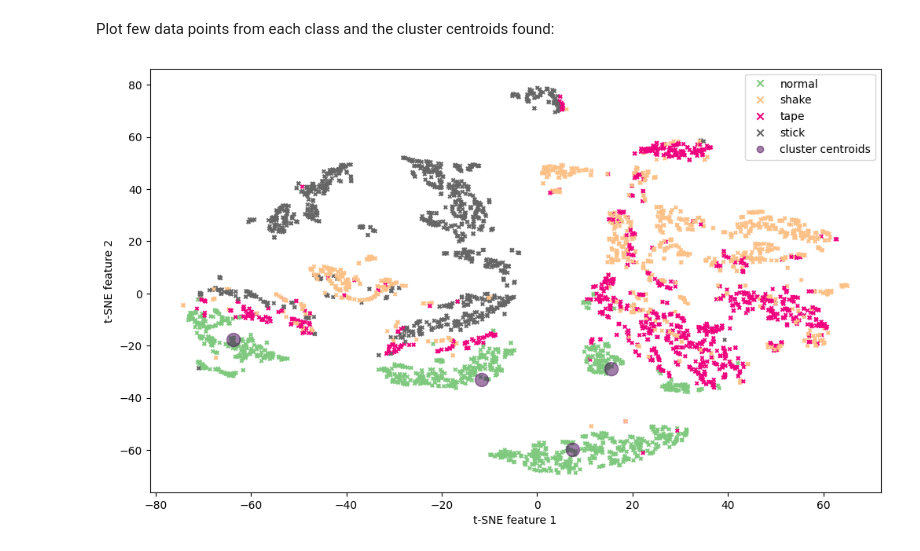
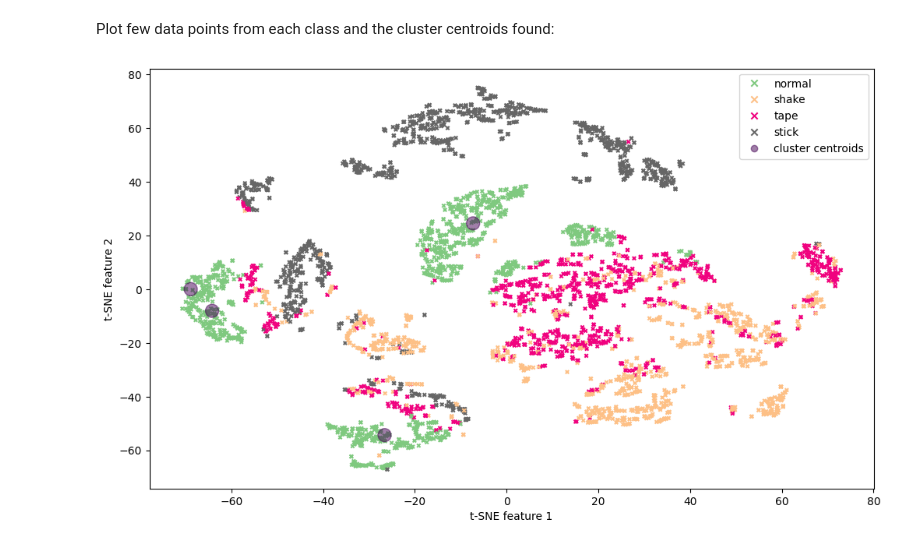
Before and after one commit to mizolotu/tiny_ml, a Jupyter notebook: fan_anomaly_detection.ipynb, the cells around one changed output. Drawn from its saved outputs; the diff is of its cells as text; code cells hidden in the pictures.

```diff
--- a/fan_anomaly_detection.ipynb
+++ b/fan_anomaly_detection.ipynb
@@ -117,9 +117,9 @@ n_anomalies = len(anomalies)
 input_dim = samples[normal_behavior].shape[1]
 num_labels = len(labels)
 
-inds = np.arange(dataset_file_offset, samples[normal_behavior].shape[0] - series_len, series_len)
-tr_va, remaining = np.split(inds, [int(len(inds))])
-tr, va = np.split(tr_va, [int(0.66 * len(tr_va))])
+inds = np.arange(dataset_file_offset, samples[normal_behavior].shape[0], 1)
+tr_va, remaining = np.split(inds, [int(0.6 * len(inds))])
+tr, va = np.split(tr_va, [int(0.7 * len(tr_va))])
 
 X_tr, Y_tr = [], []
 for i in tr:
@@ -179,11 +179,11 @@ C, W = None, None
 
 # the main clustering loop
 
-for i in range(nbatches):
+for i in range(0, ntr - batch_size, batch_size):
 
-    # sample a batch randomly
+    # take a batch
 
-    idx = np.random.randint(0, ntr, batch_size)
+    idx = np.arange(i, i + batch_size)
     B = E_tr[idx, :]
 
     # update min and max values
@@ -270,19 +270,19 @@ Plot few data points from each class and the cluster centroids found:
 # %%
 pp.style.use('default')
 pp.figure(figsize=(12, 7))
-scatter_points = pp.scatter(xy_all[:-num_labels, 0], xy_all[:-num_labels, 1], c = Y_te, s = 10, cmap = 'Accent', marker='x')
+scatter_points = pp.scatter(xy_all[:-nclusters_max, 0], xy_all[:-nclusters_max, 1], c = Y_te, s = 10, cmap = 'Accent', marker='x')
 pp.xlabel('t-SNE feature 1',fontsize=10)
 pp.ylabel('t-SNE feature 2',fontsize=10)
 scatter_centroids = pp.scatter(c[:, 0], c[:, 1], c = np.zeros(nclusters_max), s = 150, alpha = 0.5);
 pp.legend(
     scatter_points.legend_elements()[0] + scatter_centroids.legend_elements()[0],
     labels + ['cluster centroids'],
     loc = 0
 )
 pp.show()
 pp.close()
 # %% [output]
-[figure, old version]
+[figure, new version]
 # %%
 E_va = extract_features(X_va)
 E_te = extract_features(X_te)
```
Also changed, not shown: parts of 19 cells of this notebook, 1 other file.
